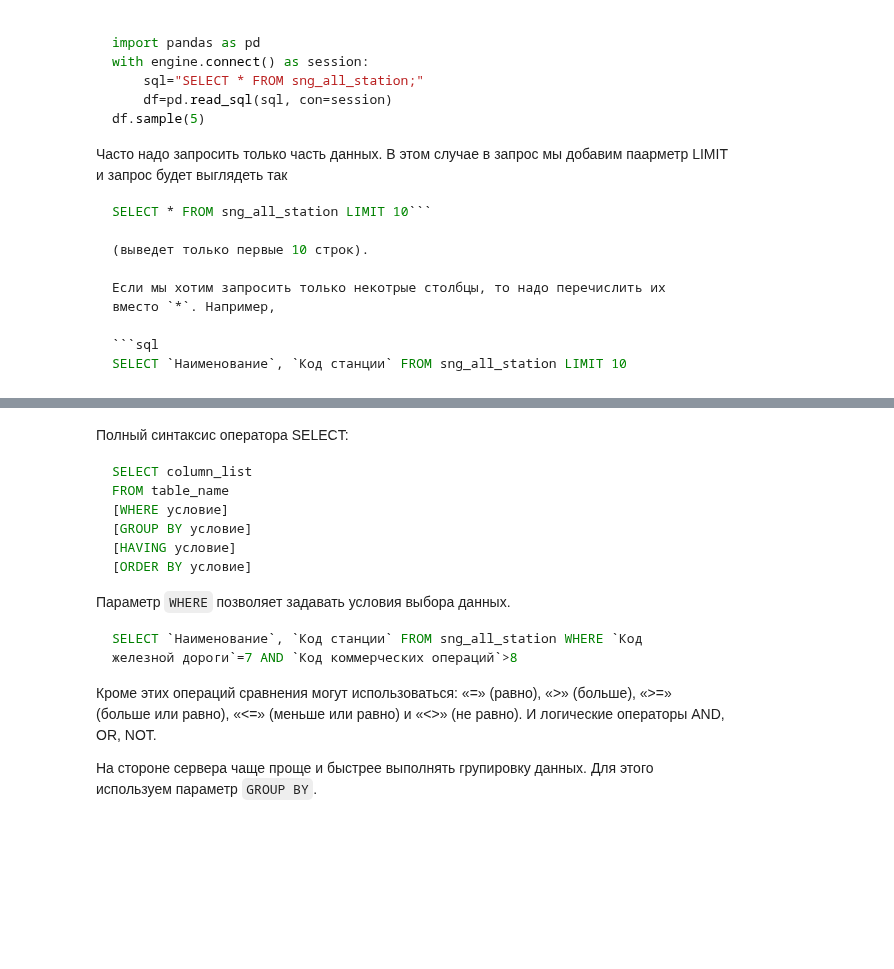
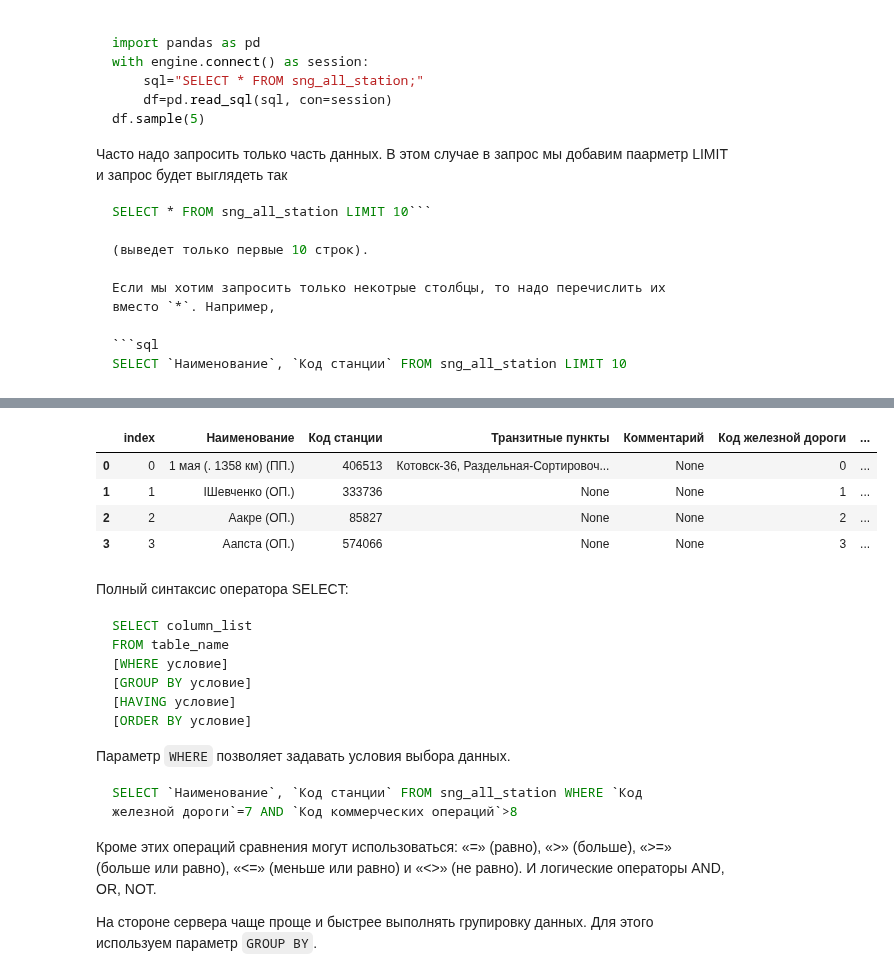
Before and after one commit to aikula/CuRZD, a Jupyter notebook: Less02 SQL.ipynb, the cells around one changed output, grey strips where cells are left out. Saved outputs shown, nothing was run; the diff lists cells and outputs as text; code cells hidden in the pictures; blank space fills up the shorter version.

````diff
--- a/Less02 SQL.ipynb
+++ b/Less02 SQL.ipynb
@@ -171,3 +184,8 @@ with engine.connect() as session: # покажет структуру все с
     print(r.fetchall())
 
 ```
+# %%
+with engine.connect() as session: # покажет структуру все столбцов таблицы
+    sql="SHOW COLUMNS FROM sng_all_station;"
+    r=session.execute(sql)
+    print(r.fetchall())
@@ -205,3 +225,11 @@
 ```sql
 SELECT `Наименование`, `Код станции` FROM sng_all_station LIMIT 10
 ```
+# %%
+with engine.connect() as session:
+    sql="SELECT * FROM sng_all_station;"
+    r=session.execute(sql)
+    result=r.fetchall()
+print(type(result)) # ><class 'list'>
+print(len(result)) # 8475 количество строк
+print(result[:5])
@@ -208,3 +279,11 @@ SELECT `Наименование`, `Код станции` FROM sng_all_station
+# %%
+df.head()
+# %% [output]
+|  | index | Наименование | Код станции | Транзитные пункты | Комментарий | Код железной дороги | ... |
+| 0 | 0 | 1 мая (. 1З58 км) (ПП.) | 406513 | Котовск-36, Раздельная-Сортировоч... | None | 0 | ... |
+| 1 | 1 | IШевченко (ОП.) | 333736 | None | None | 1 | ... |
+| 2 | 2 | Аакре (ОП.) | 85827 | None | None | 2 | ... |
+| 3 | 3 | Аапста (ОП.) | 574066 | None | None | 3 | ... |
 # %% [markdown]
 Полный синтаксис оператора SELECT:
 
````
Also changed, not shown: parts of 17 cells of this notebook, 1 other file.
